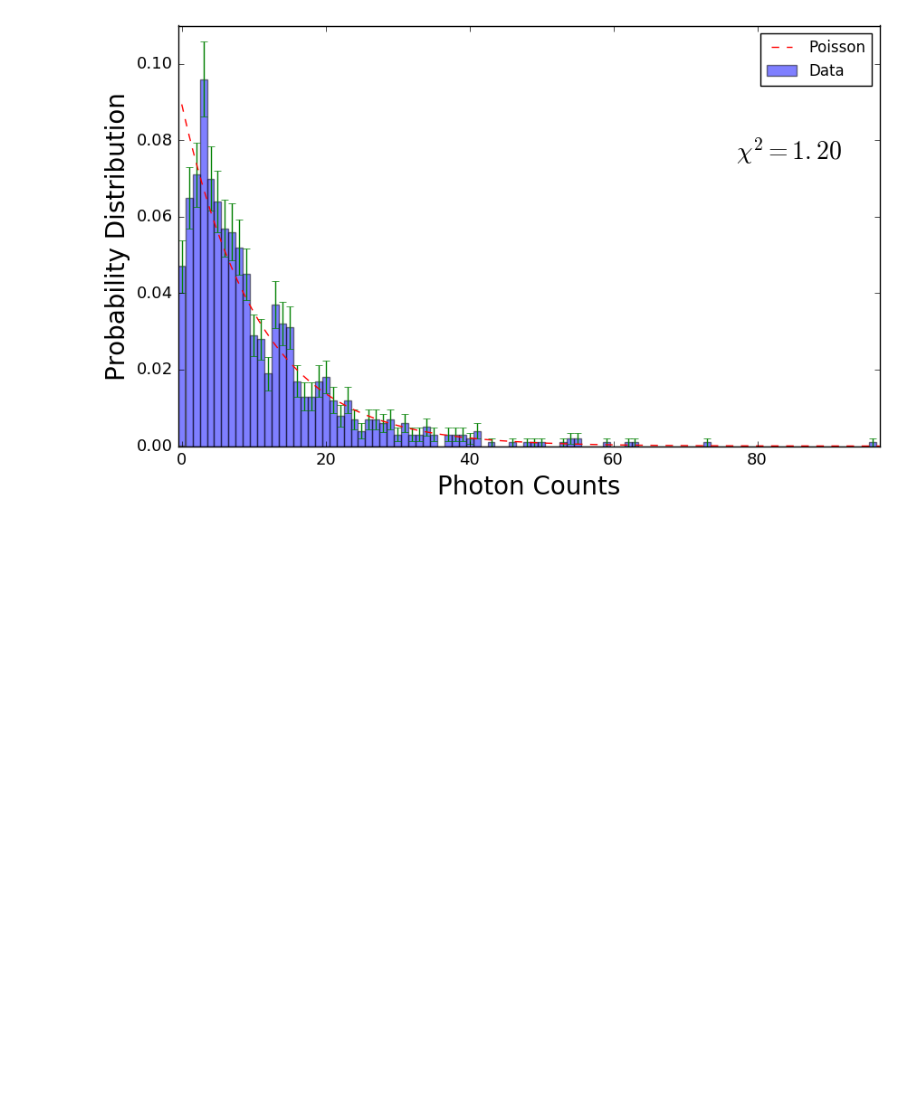
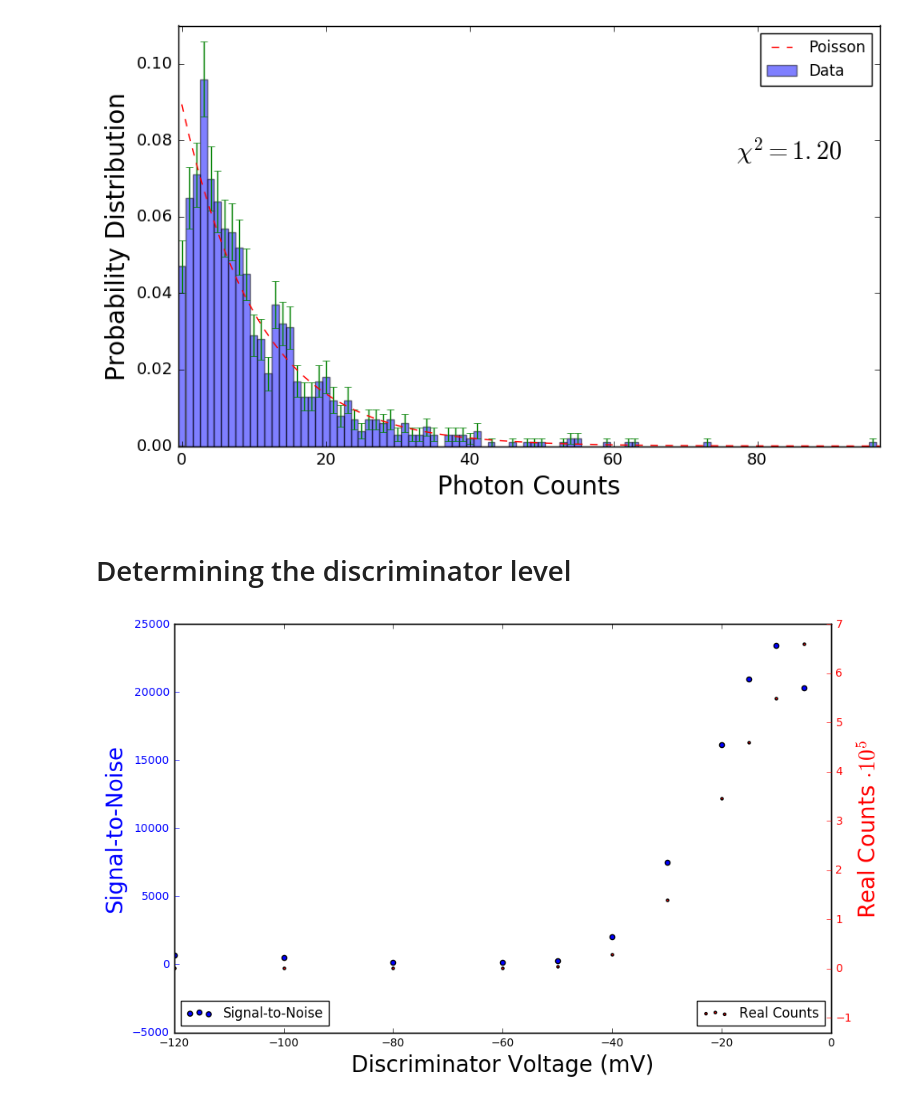
Before and after one commit to B-Rich/QLab, a Jupyter notebook: PhotonCounting/DataAnalysis.ipynb, the cells around one changed output. Cells and saved outputs as stored; diff of their text form; code cells hidden in the pictures; blank space fills up the shorter version.

Commit message:
More Photon Counting

```diff
--- a/PhotonCounting/DataAnalysis.ipynb
+++ b/PhotonCounting/DataAnalysis.ipynb
@@ -447,3 +471,38 @@ plt.ylabel('Probability Distribution',size = 20);
 plt.savefig('ThermR10000.png')
 # %% [output]
 [figure]
+# %% [markdown]
+# Determining the discriminator level
+# %%
+V = np.array([-5,-10,-15,-20,-30,-40,-50,-60,-80,-100,-120]) #Discriminator voltage. 1s Counting
+Counts = np.array([658984,549870,459153,346578,138705,28503,3638,889,381,191,130]) #photon counts
+BkdCounts = np.array([32.4,23.5,21.9,21.5,18.5,14.2,13,7.5,2.4,0.4,0.2]) #bkd
+
+RealCounts = Counts - BkdCounts #bkd subtracted
+
+S2N = RealCounts/BkdCounts #Signal to noise ratio
+# %%
+fig, ax1 = plt.subplots(figsize=(10,6))
+
+ax1.scatter(V, S2N,c='b',marker="o",label='Signal-to-Noise')
+ax1.set_xlabel('Discriminator Voltage (mV)',size=20)
+# Make the y-axis label, ticks and tick labels match the line color.
+ax1.set_ylabel('Signal-to-Noise', color='b',size=20)
+ax1.tick_params('y', colors='b')
+plt.legend(loc='lower left')
+plt.xlim(-120,0)
+
+ax2 = ax1.twinx()
+ax2.scatter(V, RealCounts*1e-5,c='r',marker=".",label='Real Counts')
+ax2.set_ylabel('Real Counts $\cdot 10^{5}$', color='r',size=20)
+ax2.tick_params('y', colors='r')
+plt.xlim(-120,0)
+plt.ylim(-1.3,7)
+
+
+fig.tight_layout()
+plt.savefig('Discriminator.png')
+plt.legend(loc='lower right')
+plt.show()
+# %% [output]
+[figure, added]
```
Also changed, not shown: parts of 12 cells of this notebook, 7 other files.
